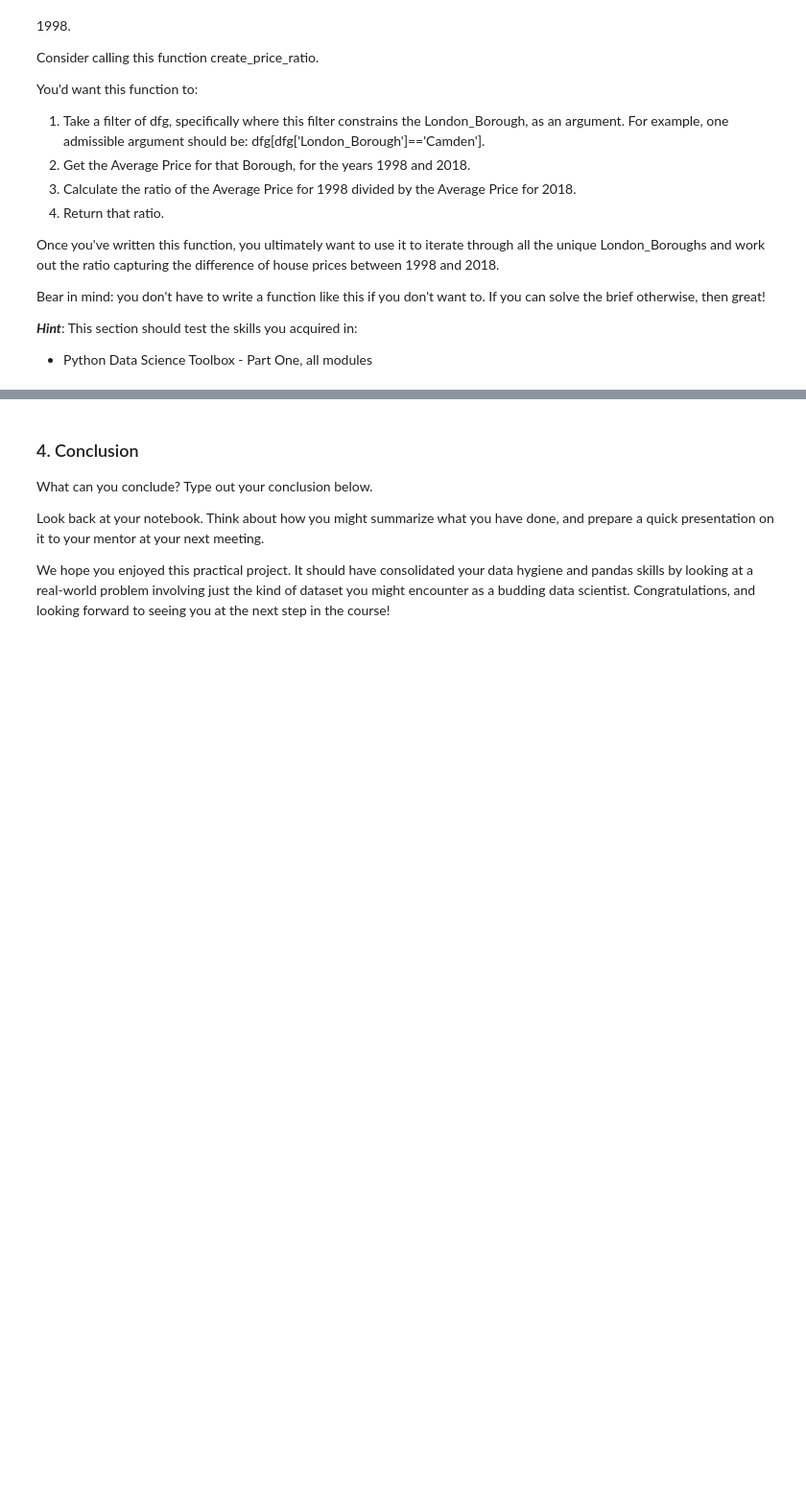
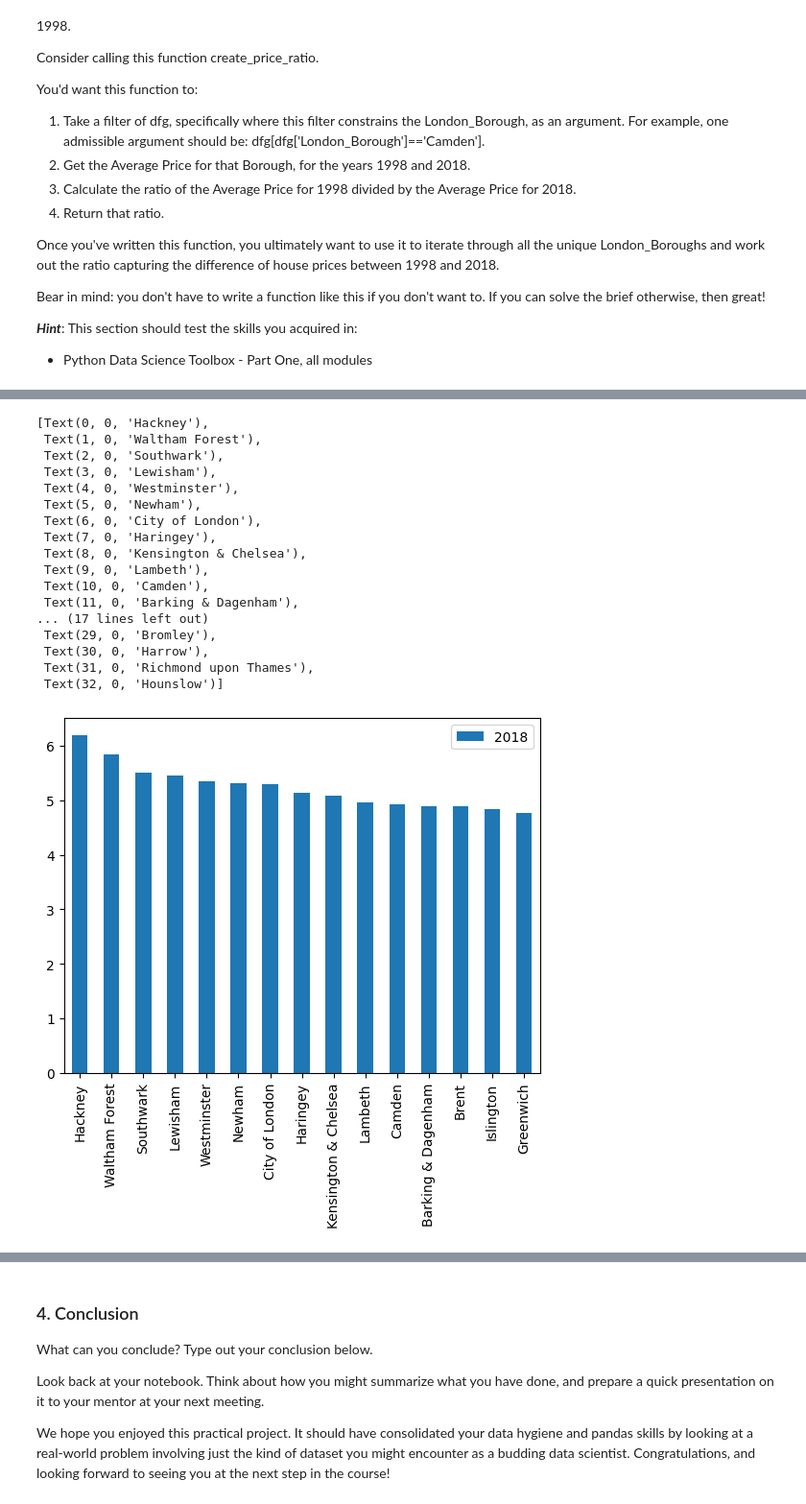
Before and after one commit to Tankstar03/Springboard, a Jupyter notebook: Unit 4 Challenge - Tier 3.ipynb, the cells around one changed output, grey strips where cells are left out. Shown at 96% size. Drawn from its saved outputs; the diff is of its cells as text; code cells hidden in the pictures; blank space fills up the shorter version.

```diff
--- a/Unit 4 Challenge - Tier 3.ipynb
+++ b/Unit 4 Challenge - Tier 3.ipynb
@@ -169,0 +447,3 @@ Bear in mind: you don't have to write a function like this if you don't want to.
+# %%
+df_ratios_transposed = df_ratios_transposed.reset_index()
+df_ratios_transposed.head()
@@ -169,0 +457,3 @@ Bear in mind: you don't have to write a function like this if you don't want to.
+# %%
+df_ratios_transposed.rename(columns = {'index': 'Borough', 0: '2018'}, inplace=True)
+df_ratios_transposed.head()
@@ -169,0 +467,4 @@ Bear in mind: you don't have to write a function like this if you don't want to.
+# %%
+print(df_ratios_transposed.shape)
+df_sorted = df_ratios_transposed.sort_values(by='2018', ascending=False)
+print(df_sorted)
@@ -169,0 +489,3 @@ Bear in mind: you don't have to write a function like this if you don't want to.
+# %%
+top_15 = df_ratios_transposed.sort_values(by='2018', ascending=False).head(15)
+print(top_15)
@@ -169,0 +509,27 @@ Bear in mind: you don't have to write a function like this if you don't want to.
+# %%
+ax_1 = top_15[['Borough','2018']].plot(kind='bar')
+
+ax_1.set_xticklabels(top_15.Borough)
+
+ax_2 = df_sorted[['Borough','2018']].plot(kind='bar')
+
+ax_2.set_xticklabels(df_sorted.Borough)
+# %% [output]
+[Text(0, 0, 'Hackney'),
+ Text(1, 0, 'Waltham Forest'),
+ Text(2, 0, 'Southwark'),
+ Text(3, 0, 'Lewisham'),
+ Text(4, 0, 'Westminster'),
+ Text(5, 0, 'Newham'),
+ Text(6, 0, 'City of London'),
+ Text(7, 0, 'Haringey'),
+ Text(8, 0, 'Kensington & Chelsea'),
+ Text(9, 0, 'Lambeth'),
+ Text(10, 0, 'Camden'),
+ Text(11, 0, 'Barking & Dagenham'),
+... (17 lines left out)
+ Text(29, 0, 'Bromley'),
+ Text(30, 0, 'Harrow'),
+ Text(31, 0, 'Richmond upon Thames'),
+ Text(32, 0, 'Hounslow')]
+[figure, added]
```
Also changed, not shown: parts of 34 cells of this notebook, 1 other file.
